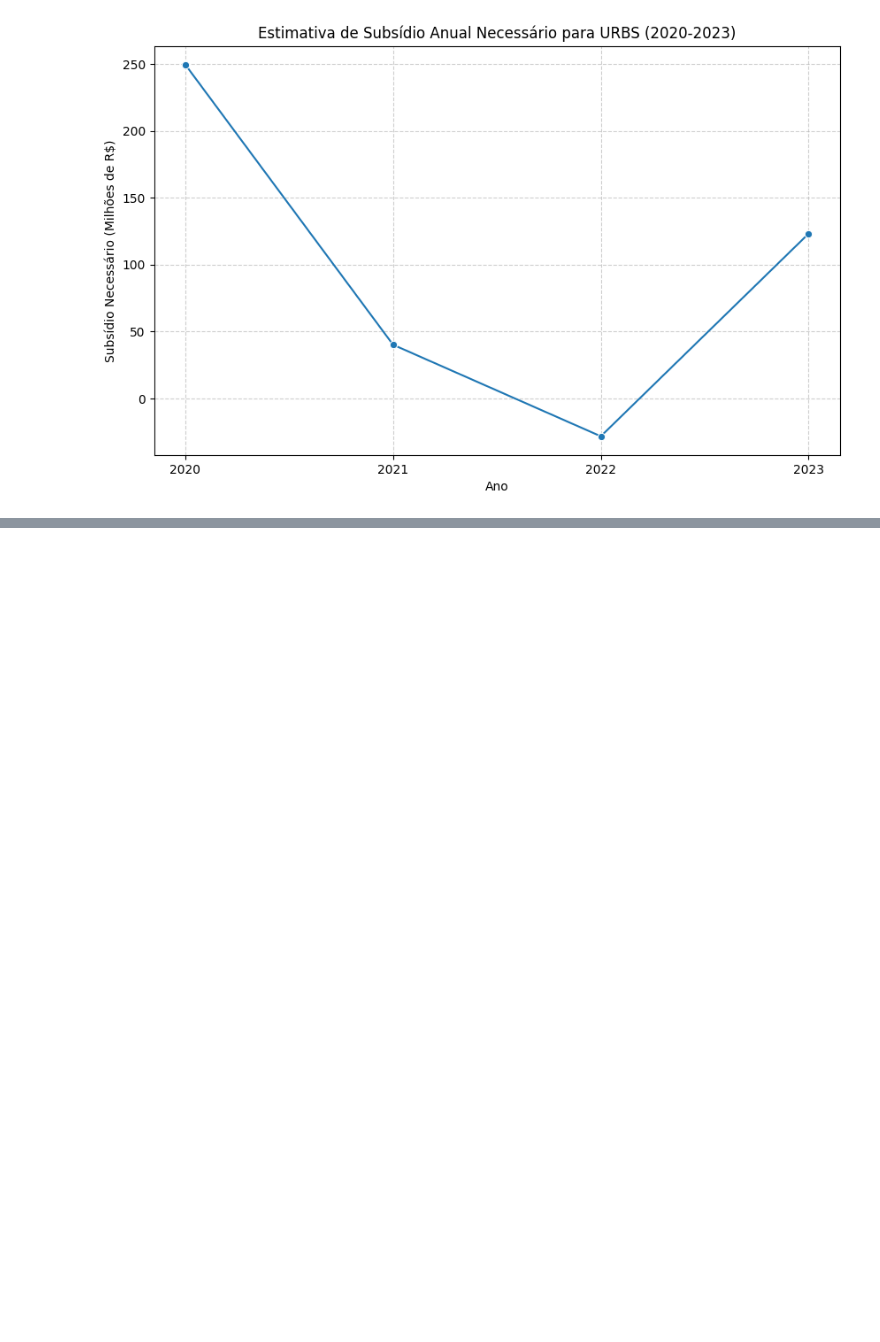
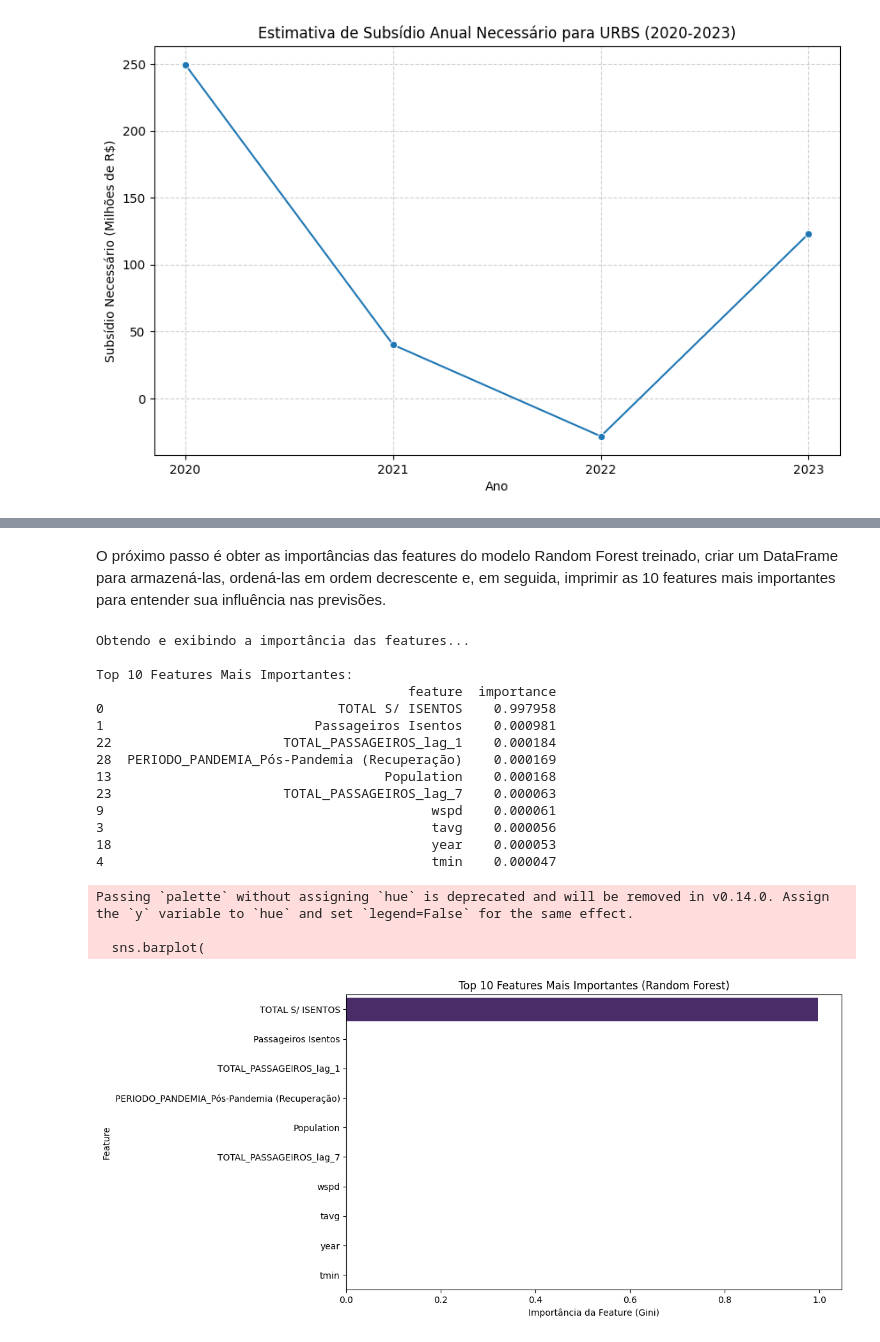
Before and after one commit to lelenzasan/Projeto_Tarifa_Zero_Curitiba, a Jupyter notebook: Espinha_Dorsal_do_Projeto_TRANSPORTE_CWB.ipynb, the cells around one changed output, grey strips where cells are left out. Cells and saved outputs as stored; diff of their text form; code cells hidden in the pictures; blank space fills up the shorter version.

```diff
--- a/Espinha_Dorsal_do_Projeto_TRANSPORTE_CWB.ipynb
+++ b/Espinha_Dorsal_do_Projeto_TRANSPORTE_CWB.ipynb
@@ -2161,0 +2921,6 @@ Estimativa de Subsídio Anual Necessário (Milhões de R$):
+# %%
+print("Criando feature 'is_holiday'...")
+df_consolidado['is_holiday'] = df_consolidado['date'].dt.date.isin(holidays_set)
+
+print("Nova feature 'is_holiday' adicionada. Amostra de df_consolidado com dados de 'is_holiday':")
+print(df_consolidado[['date', 'TIPO_DIA', 'is_holiday']].head())
@@ -2161,0 +3092,11 @@ Estimativa de Subsídio Anual Necessário (Milhões de R$):
+# %%
+print("Dividindo os dados em conjuntos de treinamento e teste...")
+
+# 4. Divida o conjunto de dados em X_train, X_test, y_train e y_test
+X_train, X_test, y_train, y_test = train_test_split(X, y, test_size=0.2, random_state=42)
+
+print("Divisão de dados concluída.")
+print(f"Dimensão de X_train: {X_train.shape}")
+print(f"Dimensão de X_test: {X_test.shape}")
+print(f"Dimensão de y_train: {y_train.shape}")
+print(f"Dimensão de y_test: {y_test.shape}")
@@ -2161,0 +3121,3 @@ Estimativa de Subsídio Anual Necessário (Milhões de R$):
+# %%
+modelo = RandomForestRegressor(random_state=42)
+modelo.fit(X_train, y_train)
@@ -2161,0 +3155,50 @@ Estimativa de Subsídio Anual Necessário (Milhões de R$):
+# %% [markdown]
+O próximo passo é obter as importâncias das features do modelo Random Forest treinado, criar um DataFrame para armazená-las, ordená-las em ordem decrescente e, em seguida, imprimir as 10 features mais importantes para entender sua influência nas previsões.
+# %%
+print("Obtendo e exibindo a importância das features...")
+
+# 1. Obtém as importâncias do modelo
+importancias = modelo.feature_importances_
+feat_names = X.columns # Ou X_train.columns se você usou X_train para o treinamento
+
+# 2. Cria o DataFrame de importâncias
+df_imp = pd.DataFrame({
+    "feature": feat_names,
+    "importance": importancias
+}).sort_values("importance", ascending=False)
+
+# 3. Imprime as 10 features mais importantes
+print("\nTop 10 Features Mais Importantes:")
+print(df_imp.head(10))
+
+# 4. Gera o gráfico de barras
+plt.figure(figsize=(10, 6))
+sns.barplot(
+    data=df_imp.head(10),
+    x="importance",
+    y="feature",
+    palette="viridis"
+)
+plt.title("Top 10 Features Mais Importantes (Random Forest)")
+plt.xlabel("Importância da Feature (Gini)")
+plt.ylabel("Feature")
+plt.show()
+# %% [output]
+Obtendo e exibindo a importância das features...
+
+Top 10 Features Mais Importantes:
+                                        feature  importance
+0                              TOTAL S/ ISENTOS    0.997958
+1                           Passageiros Isentos    0.000981
+22                      TOTAL_PASSAGEIROS_lag_1    0.000184
+28  PERIODO_PANDEMIA_Pós-Pandemia (Recuperação)    0.000169
+13                                   Population    0.000168
+23                      TOTAL_PASSAGEIROS_lag_7    0.000063
+9                                          wspd    0.000061
+3                                          tavg    0.000056
+18                                         year    0.000053
+4                                          tmin    0.000047
+Passing `palette` without assigning `hue` is deprecated and will be removed in v0.14.0. Assign the `y` variable to `hue` and set `legend=False` for the same effect.
+
+  sns.barplot(
+[figure, added]
```
Also changed, not shown: parts of 91 cells of this notebook.
